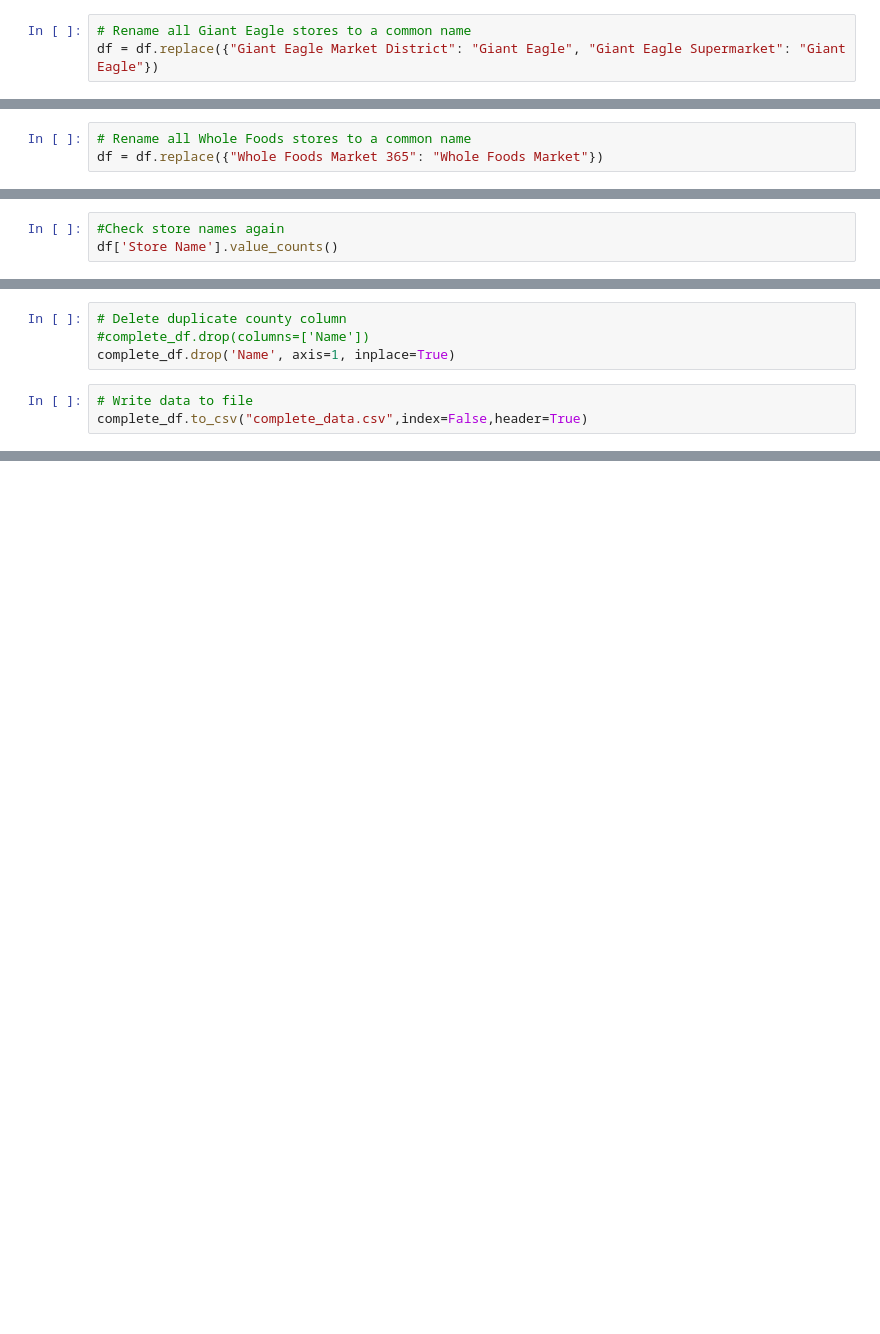
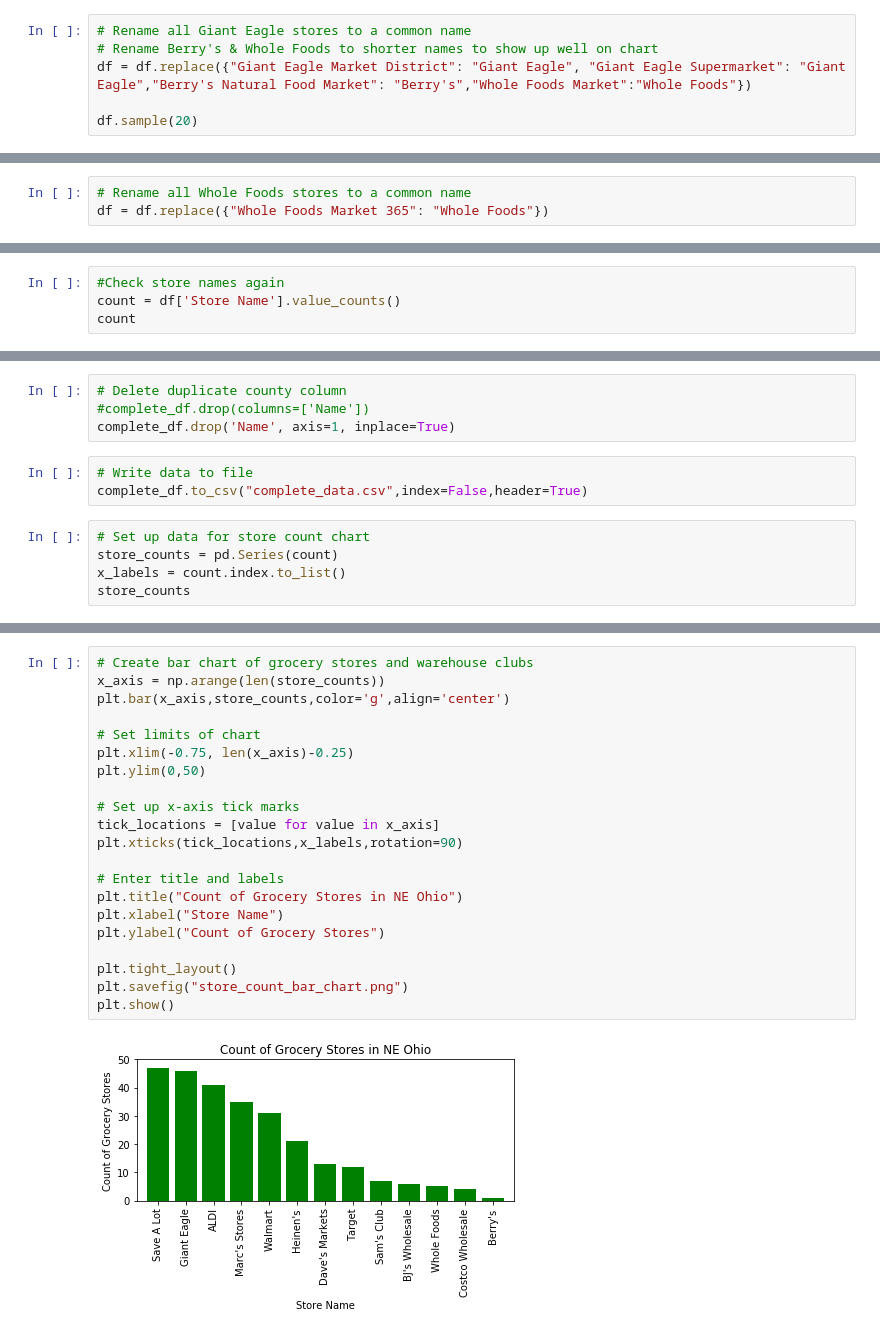
Before and after one commit to BenSnyder90/GroceryStoreAnalysis, a Jupyter notebook: storename_cleanup.ipynb, the cells around one changed output, grey strips where cells are left out. Drawn from its saved outputs; the diff is of its cells as text; blank space fills up the shorter version.

```diff
--- a/storename_cleanup.ipynb
+++ b/storename_cleanup.ipynb
@@ -48,4 +157,7 @@ ge_df
 df.drop([75,77,112], inplace=True, axis='rows')
 # %%
 # Rename all Giant Eagle stores to a common name
-df = df.replace({"Giant Eagle Market District": "Giant Eagle", "Giant Eagle Supermarket": "Giant Eagle"})
+# Rename Berry's & Whole Foods to shorter names to show up well on chart
+df = df.replace({"Giant Eagle Market District": "Giant Eagle", "Giant Eagle Supermarket": "Giant Eagle","Berry's Natural Food Market": "Berry's","Whole Foods Market":"Whole Foods"})
+
+df.sample(20)
@@ -61,6 +216,6 @@ wf_df
 # %%
 # Rename all Whole Foods stores to a common name
-df = df.replace({"Whole Foods Market 365": "Whole Foods Market"})
+df = df.replace({"Whole Foods Market 365": "Whole Foods"})
 # %%
 # Create df with only Costco stores
 costco_df = df[df['Store Name'].str.match('Costco') == True]
@@ -88,4 +285,5 @@ atm_df
 df.drop([63], inplace=True, axis='rows')
 # %%
 #Check store names again
-df['Store Name'].value_counts()
+count = df['Store Name'].value_counts()
+count
@@ -104,3 +331,8 @@ complete_df.drop('Name', axis=1, inplace=True)
 # %%
 # Write data to file
 complete_df.to_csv("complete_data.csv",index=False,header=True)
+# %%
+# Set up data for store count chart
+store_counts = pd.Series(count)
+x_labels = count.index.to_list()
+store_counts
@@ -106,0 +354,23 @@ complete_df.to_csv("complete_data.csv",index=False,header=True)
+# %%
+# Create bar chart of grocery stores and warehouse clubs
+x_axis = np.arange(len(store_counts))
+plt.bar(x_axis,store_counts,color='g',align='center')
+
+# Set limits of chart
+plt.xlim(-0.75, len(x_axis)-0.25)
+plt.ylim(0,50)
+
+# Set up x-axis tick marks
+tick_locations = [value for value in x_axis]
+plt.xticks(tick_locations,x_labels,rotation=90)
+
+# Enter title and labels
+plt.title("Count of Grocery Stores in NE Ohio")
+plt.xlabel("Store Name")
+plt.ylabel("Count of Grocery Stores")
+
+plt.tight_layout()
+plt.savefig("store_count_bar_chart.png")
+plt.show()
+# %% [output]
+[figure, added]
```
Also changed, not shown: parts of 22 cells of this notebook, 2 other files.
